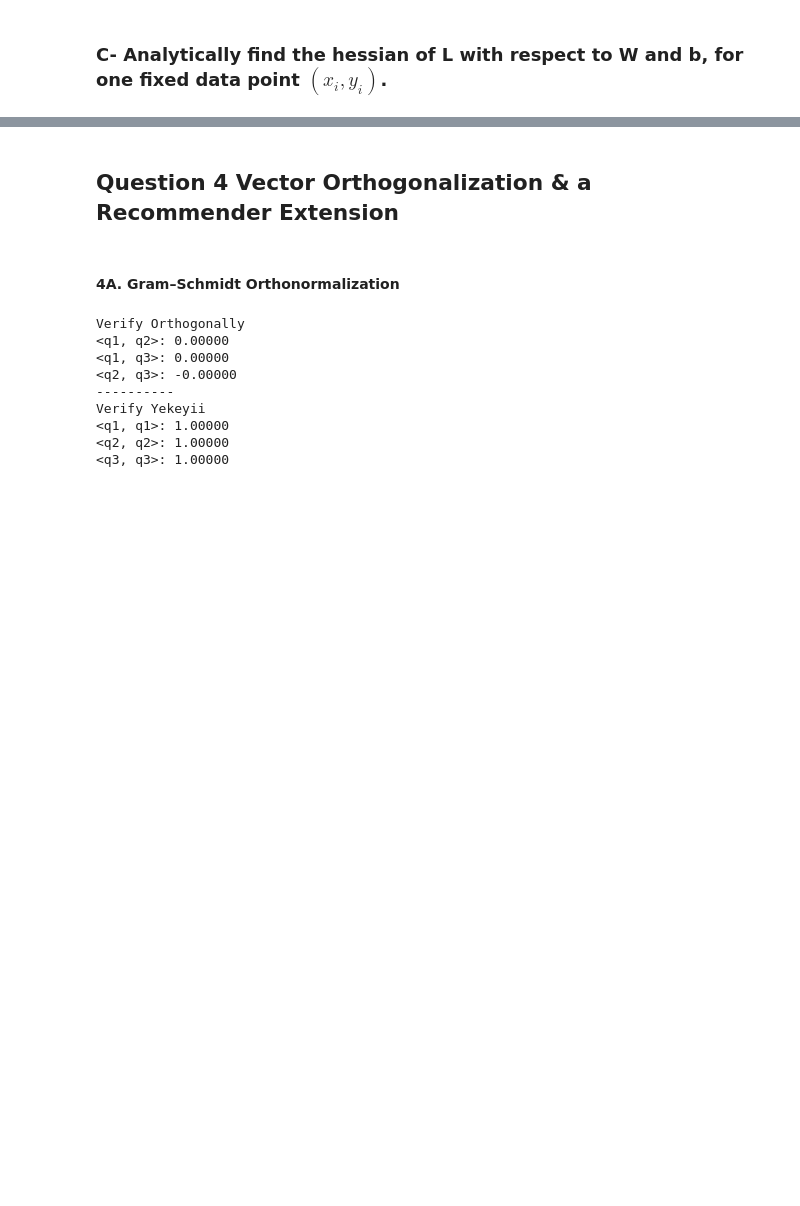
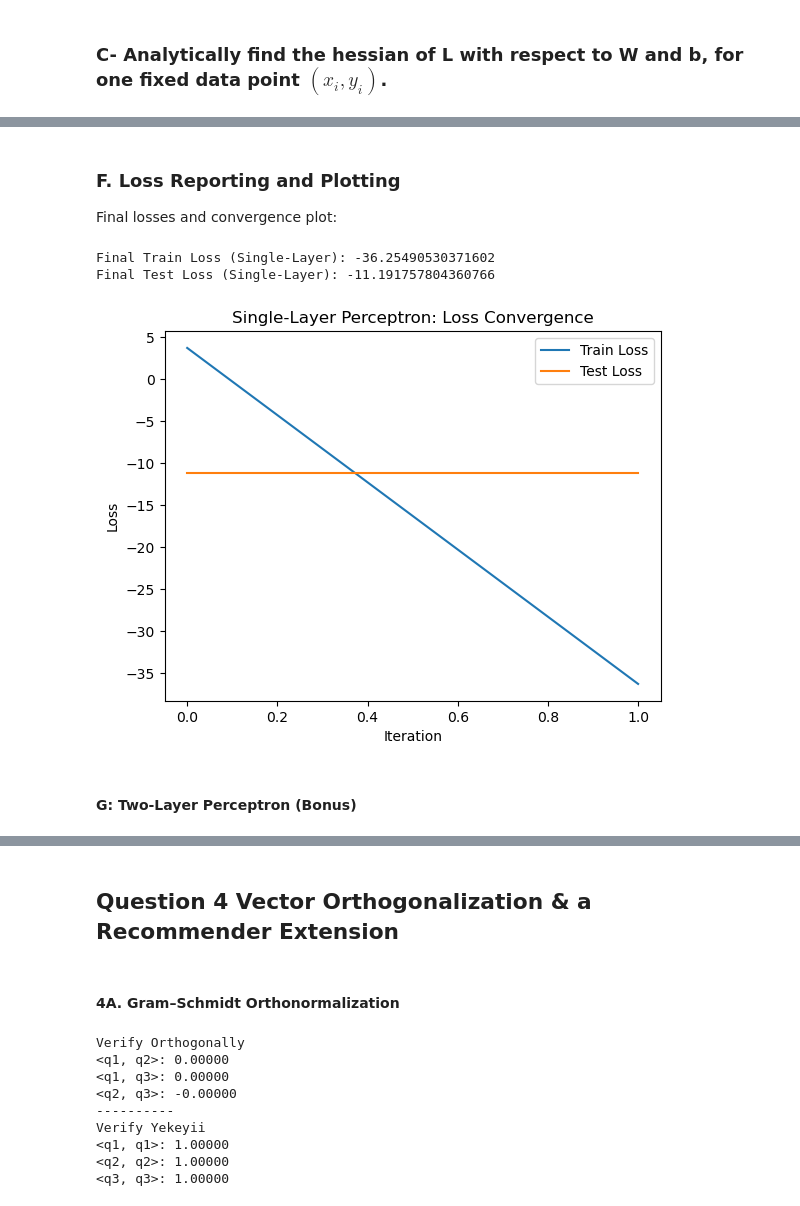
Before and after one commit to behradbina/Linear_Algebra_Course_Project, a Jupyter notebook: project.ipynb, the cells around one changed output, grey strips where cells are left out. Cells and saved outputs as stored; diff of their text form; code cells hidden in the pictures; blank space fills up the shorter version.

```diff
--- a/project.ipynb
+++ b/project.ipynb
@@ -488,11 +509,11 @@ The task here is now defined as finding W and b such that L is minimized over sa
 N = 100
 n = 2
 
-np.random.seed(42)
-X3 = weibull_min.rvs(2, scale=1, size=(N, n)) #(shape=2, scale=1)
+true_W = np.array([1.5, -0.8])  # True weights
+true_b = 0.3  # True bias
 
-y_poisson = poisson.rvs(5, size=N) #Poisson (λ=5), then scale to [-1, 1]
-y3 = (y_poisson - np.min(y_poisson)) / (np.max(y_poisson) - np.min(y_poisson))  # Scale to [0, 1]
-
-
-print(y3)
+# Generate input data X ~ N(0, 1)
+X = np.random.randn(N, n)
+# Compute linear combination and apply sigmoid
+z_true = X @ true_W + true_b
+y = 1 / (1 + np.exp(-z_true))
@@ -506,9 +520,8 @@ print(y3)
 # %% [markdown]
 ### A- Randomly select 20 percent of the data as the test set. You will only evaluate the loss using the test data, while the other 80 percent will be used to train and update W and b.
 # %%
-idx = np.random.permutation(N)
-train_idx, test_idx = idx[:80], idx[80:]
-X3_tr, y3_tr = X3[train_idx], y3[train_idx]
-X3_te, y3_te = X3[test_idx], y3[test_idx]
+split_idx = int(0.8 * N)
+X_train, y_train = X[:split_idx], y[:split_idx]
+X_test, y_test = X[split_idx:], y[split_idx:]
 # %% [markdown]
 ### B- Analytically find the gradient of L with respect to W and b, for one fixed data point $( x_i , y_i )$.
@@ -541,0 +659,20 @@ def hessian_loss(W, b, x, y, n3):
+# %% [markdown]
+### F. Loss Reporting and Plotting
+Final losses and convergence plot:
+# %%
+print(f"Final Train Loss (Single-Layer): {train_losses_single[-1]}")
+print(f"Final Test Loss (Single-Layer): {test_losses_single[-1]}")
+
+plt.plot(train_losses_single, label='Train Loss')
+plt.plot(test_losses_single, label='Test Loss')
+plt.xlabel('Iteration')
+plt.ylabel('Loss')
+plt.title('Single-Layer Perceptron: Loss Convergence')
+plt.legend()
+plt.show()
+# %% [output]
+Final Train Loss (Single-Layer): -36.25490530371602
+Final Test Loss (Single-Layer): -11.191757804360766
+[figure, added]
+# %% [markdown]
+#### G: Two-Layer Perceptron (Bonus)
```
Also changed, not shown: parts of 16 cells of this notebook.
